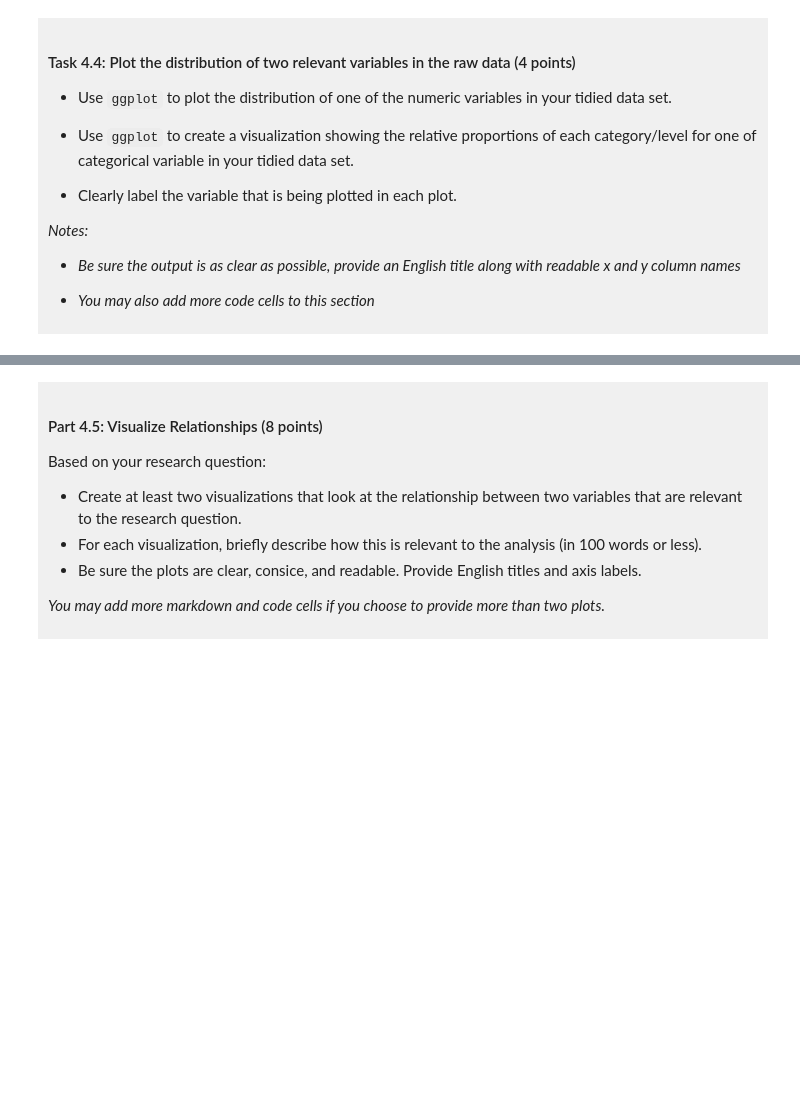
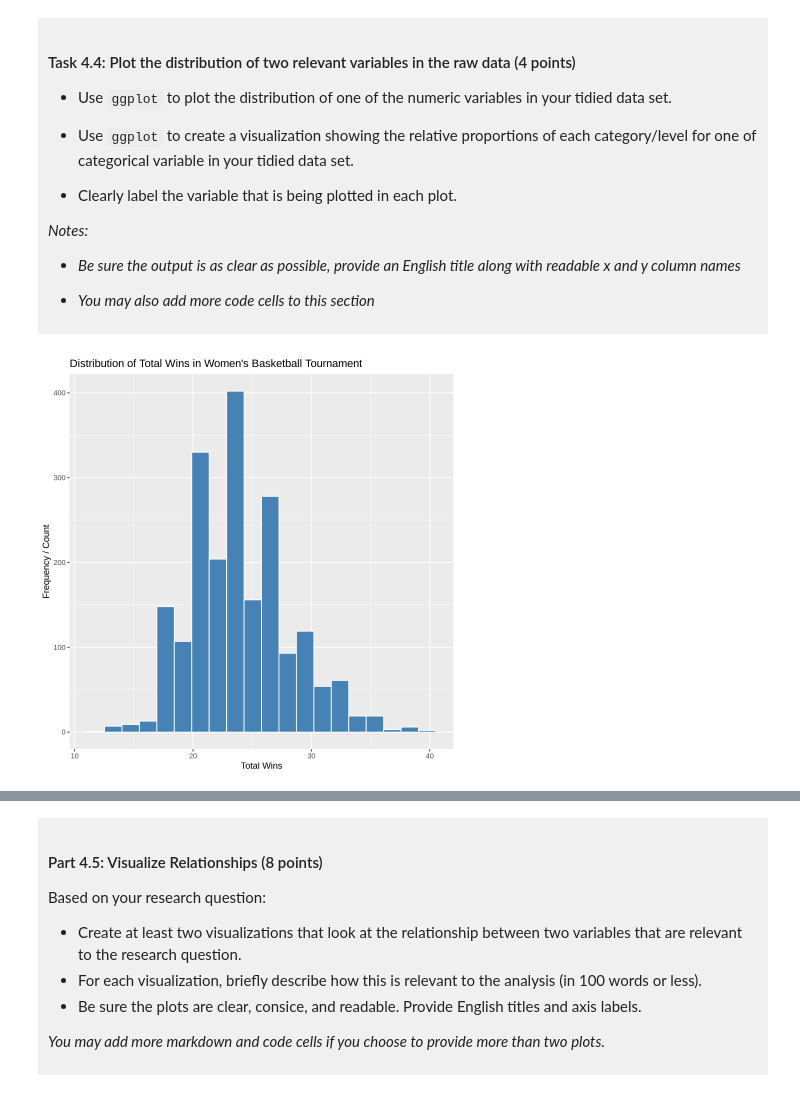
Before and after one commit to ss0903ubc/dsci-100-project-sia-shin, a Jupyter notebook: dsci-100-project-notebook.ipynb, the cells around one changed output, grey strips where cells are left out. Saved outputs shown, nothing was run; the diff lists cells and outputs as text; code cells hidden in the pictures; blank space fills up the shorter version.

```diff
--- a/dsci-100-project-notebook.ipynb
+++ b/dsci-100-project-notebook.ipynb
@@ -300,5 +337,13 @@ You will refine your research question (if needed) and produce a tidy data set.
 
 </div>
 # %%
-### EDIT THIS CODE CELL FOR PLOT 1 ###
+library(ggplot2)
+plot1 <- ggplot(tidy_womens_data, aes(x = total_wins)) +
+  geom_histogram(bins = 20, fill = "steelblue", color = "white") +
+  labs(title = "Distribution of Total Wins in Women's Basketball Tournament",
+       x = "Total Wins",
+       y = "Frequency / Count")
+plot1
+# %% [output]
+[figure, added]
 # %%
```
Also changed, not shown: parts of 11 cells of this notebook.
